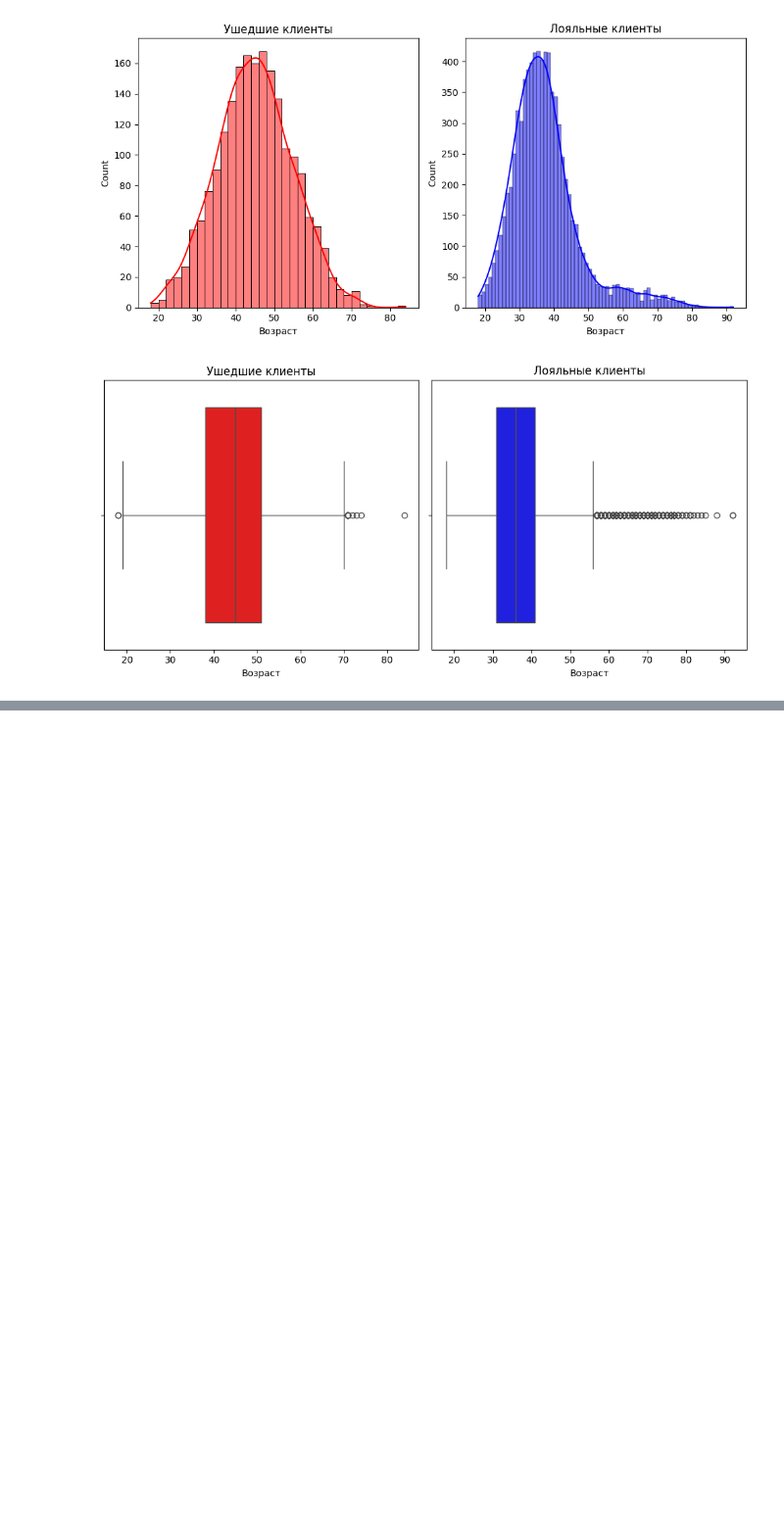
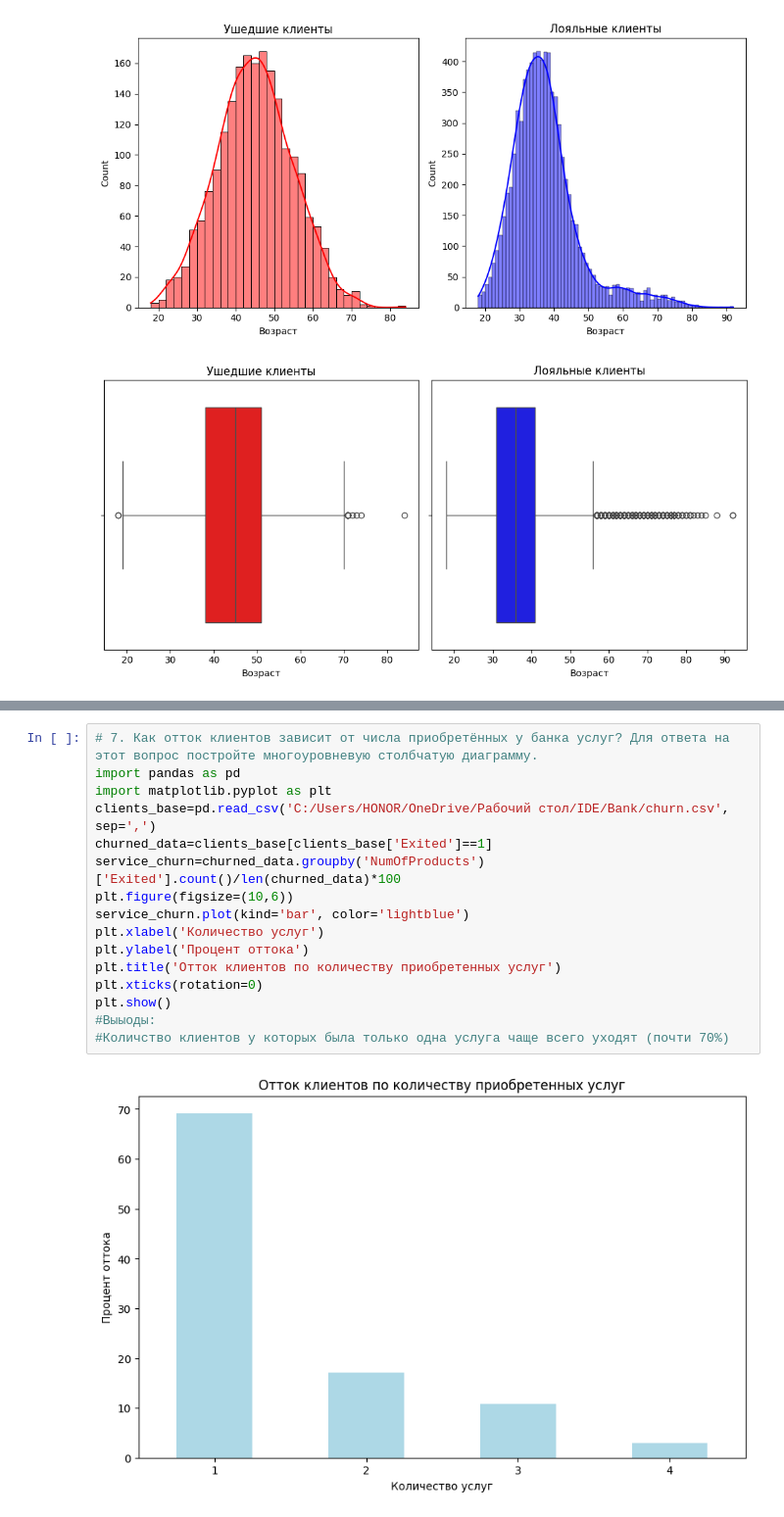
Before and after one commit to Kattybond25/IDE, a Jupyter notebook: Bank/Bank.ipynb, the cells around one changed output, grey strips where cells are left out. Shown at 98% size. Drawn from its saved outputs; the diff is of its cells as text; blank space fills up the shorter version.

```diff
--- a/Bank/Bank.ipynb
+++ b/Bank/Bank.ipynb
@@ -132,0 +169,18 @@ plt.show()
+# %%
+# 7. Как отток клиентов зависит от числа приобретённых у банка услуг? Для ответа на этот вопрос постройте многоуровневую столбчатую диаграмму.
+import pandas as pd
+import matplotlib.pyplot as plt
+clients_base=pd.read_csv('C:/Users/HONOR/OneDrive/Рабочий стол/IDE/Bank/churn.csv', sep=',')
+churned_data=clients_base[clients_base['Exited']==1]
+service_churn=churned_data.groupby('NumOfProducts')['Exited'].count()/len(churned_data)*100
+plt.figure(figsize=(10,6))
+service_churn.plot(kind='bar', color='lightblue')
+plt.xlabel('Количество услуг')
+plt.ylabel('Процент оттока')
+plt.title('Отток клиентов по количеству приобретенных услуг')
+plt.xticks(rotation=0)
+plt.show()
+#Выыоды:
+#Количство клиентов у которых была только одна услуга чаще всего уходят (почти 70%)
+# %% [output]
+[figure, added]
```
Also changed, not shown: parts of 6 cells of this notebook.
